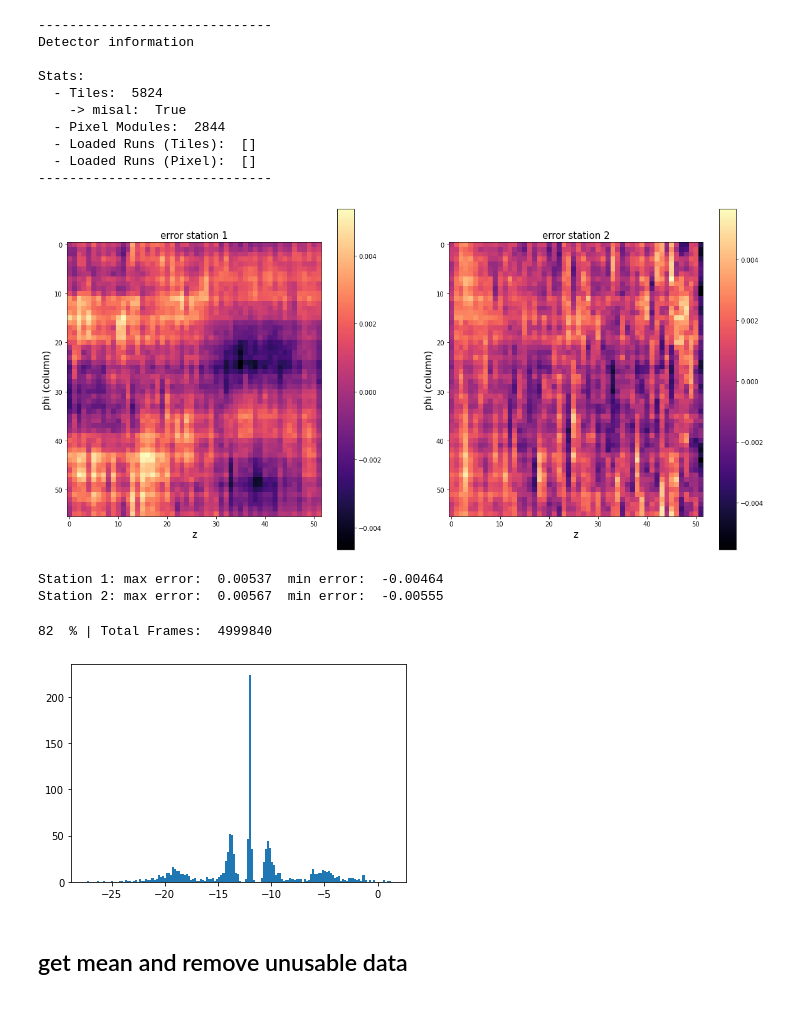
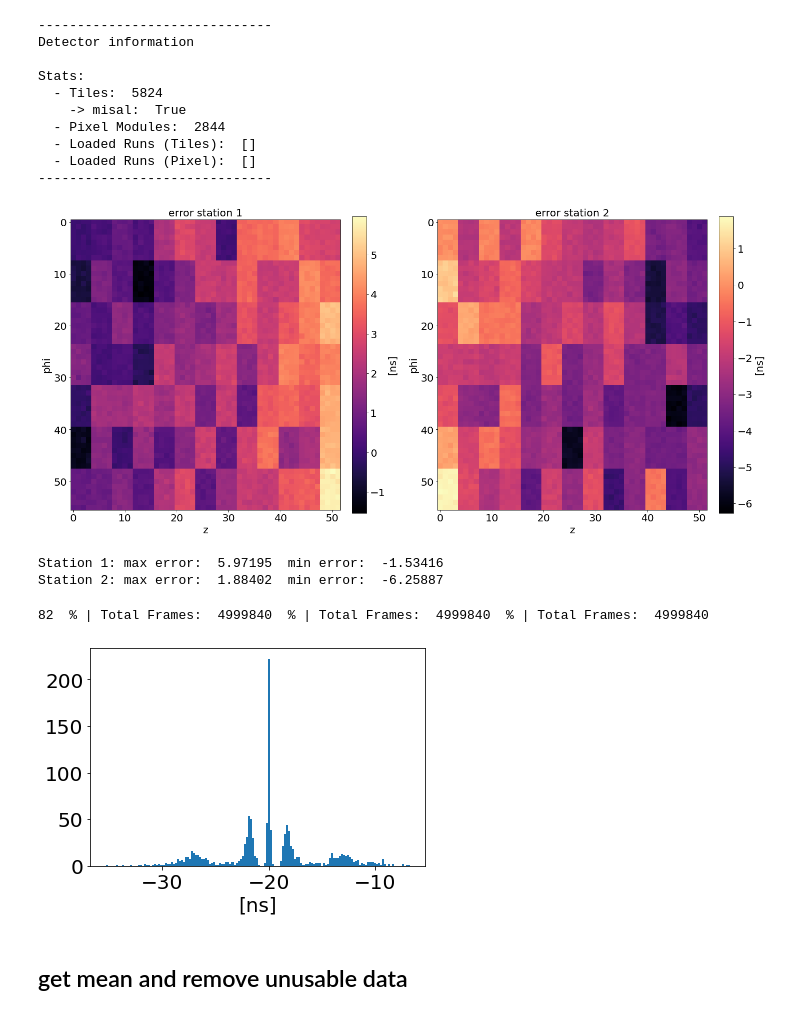
Before and after one commit to maximilianKoeper/melp, a Jupyter notebook: jupyter-notbooks/taft_v2_cosmic_station_station.ipynb, the cells around one changed output. Cells and saved outputs as stored; diff of their text form; code cells hidden in the pictures.

```diff
--- a/jupyter-notbooks/taft_v2_cosmic_station_station.ipynb
+++ b/jupyter-notbooks/taft_v2_cosmic_station_station.ipynb
@@ -18,9 +18,9 @@ from scipy.optimize import curve_fit
 # %% [markdown]
 ## Creating/Loading detector with misalignment
 # %%
-#mu3e_detector = Detector.initFromROOT("./run42_20000.root")
+mu3e_detector = Detector.initFromROOT("./run42_20000.root")
 #mu3e_detector = Detector.initFromSave("cal_cosmic_best.det")
-mu3e_detector = Detector.initFromSave("calibration_iteration3_v1.det")
+#mu3e_detector = Detector.initFromSave("calibration_iteration3_v1.det")
 # %% [output]
 ------------------------------
 Detector information
@@ -35,9 +35,9 @@ Stats:
 # %%
 melp.taft.plot_calibration(mu3e_detector)
 # %% [output]
-[figure, old version]
+[figure, new version]
-Station 1: max error:  0.00537  min error:  -0.00464
-Station 2: max error:  0.00567  min error:  -0.00555
+Station 1: max error:  5.97195  min error:  -1.53416
+Station 2: max error:  1.88402  min error:  -6.25887
 # %%
 melp.taft.select(mu3e_detector)
 # %%
@@ -45,22 +45,23 @@ options={
     "ttree_loc": "alignment/mu3e", # "alignment/mu3e",
     "mc_primary": True,
     "mode": "test tof",
-    "offset_mode": "norm", # constant
+    "offset_mode": "constant", # constant / norm
     "offset": 20
 }
 # /run/media/maximilian/Volume/Cosmics_Dev
 # /home/maximilian/SSD
 #hist = melp.taft.station_station_timing('/home/maximilian/mu3e_sorted_000334.root', mu3e_detector, **options)
 #hist = melp.taft.station_station_timing('/run/media/maximilian/Volume/Cosmics_Dev/merged_11_17.root', mu3e_detector, **options)
-#timings = melp.taft.station_station_timing('/run/media/maximilian/Volume/mu3e_sorted_000002_cosmic.root', mu3e_detector, **options)
-timings = melp.taft.station_station_timing('/home/maximilian/SSD/mu3e_sorted_000002_cosmic.root', mu3e_detector, **options)
+timings = melp.taft.station_station_timing('/run/media/maximilian/Volume/mu3e_sorted_000002_cosmic.root', mu3e_detector, **options)
+#timings = melp.taft.station_station_timing('/home/maximilian/SSD/mu3e_sorted_000002_cosmic.root', mu3e_detector, **options)
 # %% [output]
-82  % | Total Frames:  4999840
+82  % | Total Frames:  4999840  % | Total Frames:  4999840  % | Total Frames:  4999840
 # %%
 plt.hist(timings, bins=150)#, range=(-20.75,-19.25))#, range=(-10.5,-9.5))
+plt.xlabel("[ns]")
 plt.show()
 # %% [output]
-[figure, old version]
+[figure, new version]
 # %% [markdown]
 ## get mean and remove unusable data
 # %%
```
Also changed, not shown: parts of 2 cells of this notebook, 4 other files.
